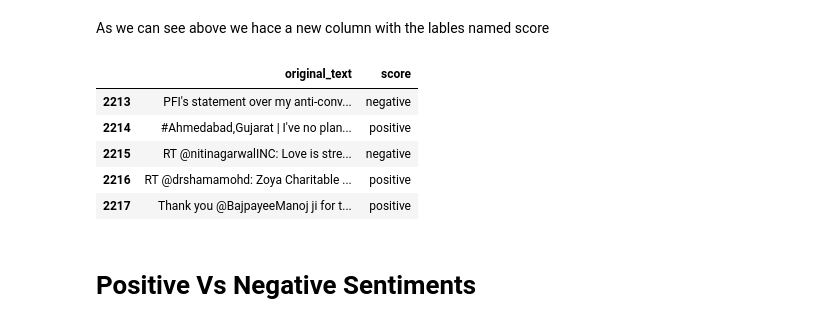
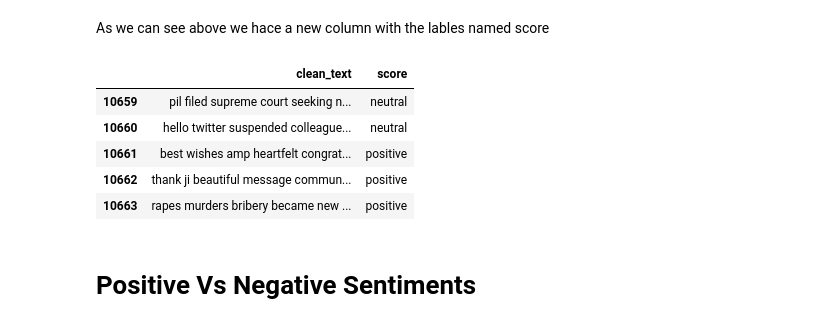
Before and after one commit to Hen0k/Twitter-Data-Analysis, a Jupyter notebook: notebooks/EDA.ipynb, the cells around one changed output. Cells and saved outputs as stored; diff of their text form; code cells hidden in the pictures.

```diff
--- a/notebooks/EDA.ipynb
+++ b/notebooks/EDA.ipynb
@@ -128,14 +174,14 @@ Index(['created_at', 'source', 'original_text', 'polarity', 'subjectivity',
 # %% [markdown]
 As we can see above we hace a new column with the lables named score
 # %%
-labled_df[['original_text', 'score']].tail()
+labled_df[['clean_text', 'score']].tail()
 # %% [output]
-|  | original_text | score |
-| 2213 | PFI's statement over my anti-conv... | negative |
-| 2214 | #Ahmedabad,Gujarat | I've no plan... | positive |
-| 2215 | RT @nitinagarwalINC: Love is stre... | negative |
-| 2216 | RT @drshamamohd: Zoya Charitable ... | positive |
-| 2217 | Thank you @BajpayeeManoj ji for t... | positive |
+|  | clean_text | score |
+| 10659 | pil filed supreme court seeking n... | neutral |
+| 10660 | hello twitter suspended colleague... | neutral |
+| 10661 | best wishes amp heartfelt congrat... | positive |
+| 10662 | thank ji beautiful message commun... | positive |
+| 10663 | rapes murders bribery became new ... | positive |
 # %% [markdown]
 # Positive Vs Negative Sentiments
 # %%
```
Also changed, not shown: parts of 13 cells of this notebook.
